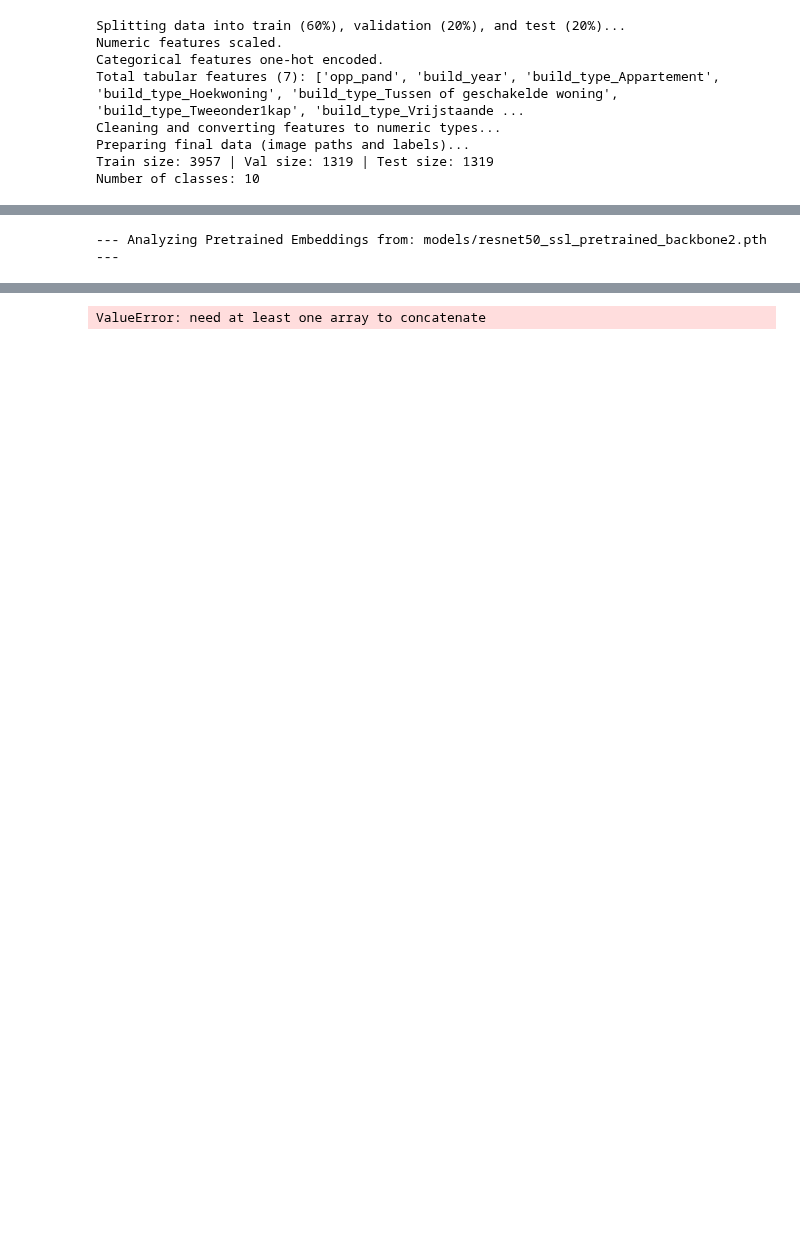
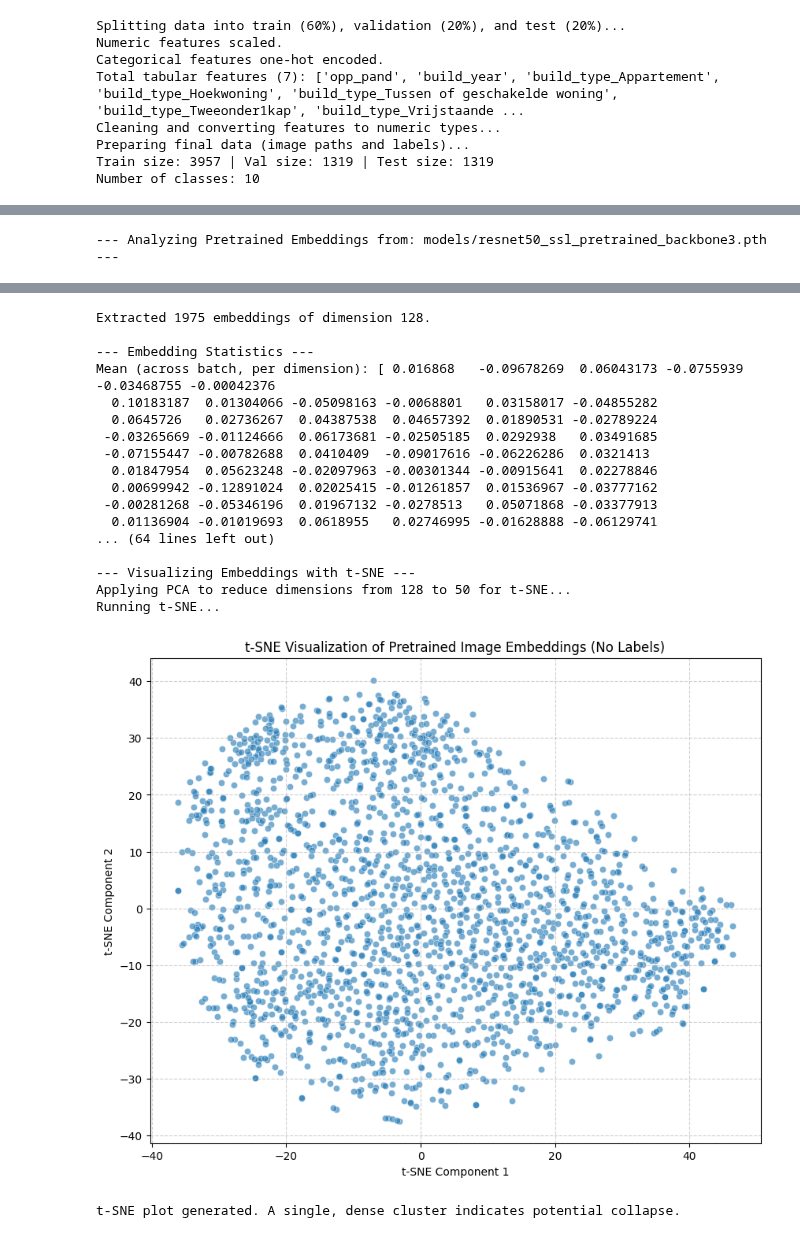
Before and after one commit to averagepindakaasenjoyer/Pangolinis, a Jupyter notebook: Model Architecture/Pretraining.ipynb, the cells around one changed output, grey strips where cells are left out. Saved outputs shown, nothing was run; the diff lists cells and outputs as text; code cells hidden in the pictures; blank space fills up the shorter version.

```diff
--- a/Model Architecture/Pretraining.ipynb
+++ b/Model Architecture/Pretraining.ipynb
@@ -239,8 +239,16 @@ class UnlabelledImageDataset(Dataset):
     def _remove_missing(self):
         to_drop = []
         for idx, row in self.df.iterrows():
+            img_path = row.get('img_path', row.get('frontview_url', None))
+            if img_path is None:
+                to_drop.append(idx)
+                self.counter += 1
+                print(f'Dropped {self.counter}th row: missing image path')
+                continue
             try:
-                Image.open(row['frontview_url'])
+                # Only check if file exists, don't open image (faster, avoids PIL errors on valid images)
+                if not os.path.exists(img_path):
+                    raise FileNotFoundError(f"File not found: {img_path}")
             except Exception as e:
                 to_drop.append(idx)
                 self.counter += 1
@@ -413,7 +421,7 @@ def run_pretraining(unlabelled_df, num_epochs=100, batch_size=64, learning_rate=
     optimizer = torch.optim.Adam(pretrain_model.parameters(), lr=learning_rate)
 
     # Contrastive Loss Function (NT-Xent)
-    contrastive_loss_fn = MyContrastiveLoss(temperature=0.10)
+    contrastive_loss_fn = MyContrastiveLoss(temperature=0.08)
 
     print(f"Pretraining for {num_epochs} epochs with batch size {batch_size}...")
     for epoch in range(num_epochs):
@@ -560,7 +568,7 @@ def evaluate_model(model, dataloader, device, class_names):
 # %%
 # --- Section 8: Pretraining ---
 
-pretraining = False  # Set to True to run pretraining, False to skip
+pretraining = True  # Set to True to run pretraining, False to skip
 
 # Add 'img_path' column to df_pretraining if it does not exist
 if 'img_path' not in df_pretraining.columns:
@@ -568,7 +576,7 @@ if 'img_path' not in df_pretraining.columns:
 
 # Ensure a directory for saving models exists
 os.makedirs("models", exist_ok=True)
-pretrained_backbone_save_path = "models/resnet50_ssl_pretrained_backbone2.pth"
+pretrained_backbone_save_path = "models/resnet50_ssl_pretrained_backbone3.pth"
 
 if pretraining == True:
     # --- Step 1: Self-supervised Pretraining ---
@@ -579,7 +587,7 @@ if pretraining == True:
     # In a real scenario, this would be a much larger dataset of unlabelled images.
     pretrained_weights_file = run_pretraining(
         unlabelled_df=df_pretraining, # Use your dedicated pretraining set
-        num_epochs=8,                # Adjust epochs for actual training
+        num_epochs=4,                # Adjust epochs for actual training
         batch_size=BATCH_SIZE,
         learning_rate=1e-5,           # Smaller learning rate for pretraining
         device=device,
@@ -697,7 +729,7 @@ def analyze_pretrained_embeddings(pretrained_model_path, unlabelled_df, device,
         print("t-SNE might fail if all embeddings are identical (e.g., due to model collapse).")
 # %%
 if pretraining == False:
-    pretrained_backbone_save_path = "models/resnet50_ssl_pretrained_backbone2.pth"
+    pretrained_backbone_save_path = "models/resnet50_ssl_pretrained_backbone3.pth"
 else:
     pretrained_backbone_save_path = pretrained_weights_file
 
@@ -719,5 +751,5 @@ else:
         sample_size=2000 # Increase sample size if you have enough memory/time
     )
 # %% [output]
---- Analyzing Pretrained Embeddings from: models/resnet50_ssl_pretrained_backbone2.pth ---
+--- Analyzing Pretrained Embeddings from: models/resnet50_ssl_pretrained_backbone3.pth ---
 Pretrained backbone loaded successfully.
@@ -740,4 +772,22 @@ Extracting embeddings for 0 images...
-ValueError: need at least one array to concatenate
+Extracted 1975 embeddings of dimension 128.
+
+--- Embedding Statistics ---
+Mean (across batch, per dimension): [ 0.016868   -0.09678269  0.06043173 -0.0755939  -0.03468755 -0.00042376
+  0.10183187  0.01304066 -0.05098163 -0.0068801   0.03158017 -0.04855282
+  0.0645726   0.02736267  0.04387538  0.04657392  0.01890531 -0.02789224
+ -0.03265669 -0.01124666  0.06173681 -0.02505185  0.0292938   0.03491685
+ -0.07155447 -0.00782688  0.0410409  -0.09017616 -0.06226286  0.0321413
+  0.01847954  0.05623248 -0.02097963 -0.00301344 -0.00915641  0.02278846
+  0.00699942 -0.12891024  0.02025415 -0.01261857  0.01536967 -0.03777162
+ -0.00281268 -0.05346196  0.01967132 -0.0278513   0.05071868 -0.03377913
+  0.01136904 -0.01019693  0.0618955   0.02746995 -0.01628888 -0.06129741
+... (64 lines left out)
+
+--- Visualizing Embeddings with t-SNE ---
+Applying PCA to reduce dimensions from 128 to 50 for t-SNE...
+Running t-SNE...
+[figure, added]
+t-SNE plot generated. A single, dense cluster indicates potential collapse.
 # %%
 # --- Section 9: Model training ---
 print("\n" + "="*50)
```
Also changed, not shown: parts of 5 cells of this notebook, 2 other files.
